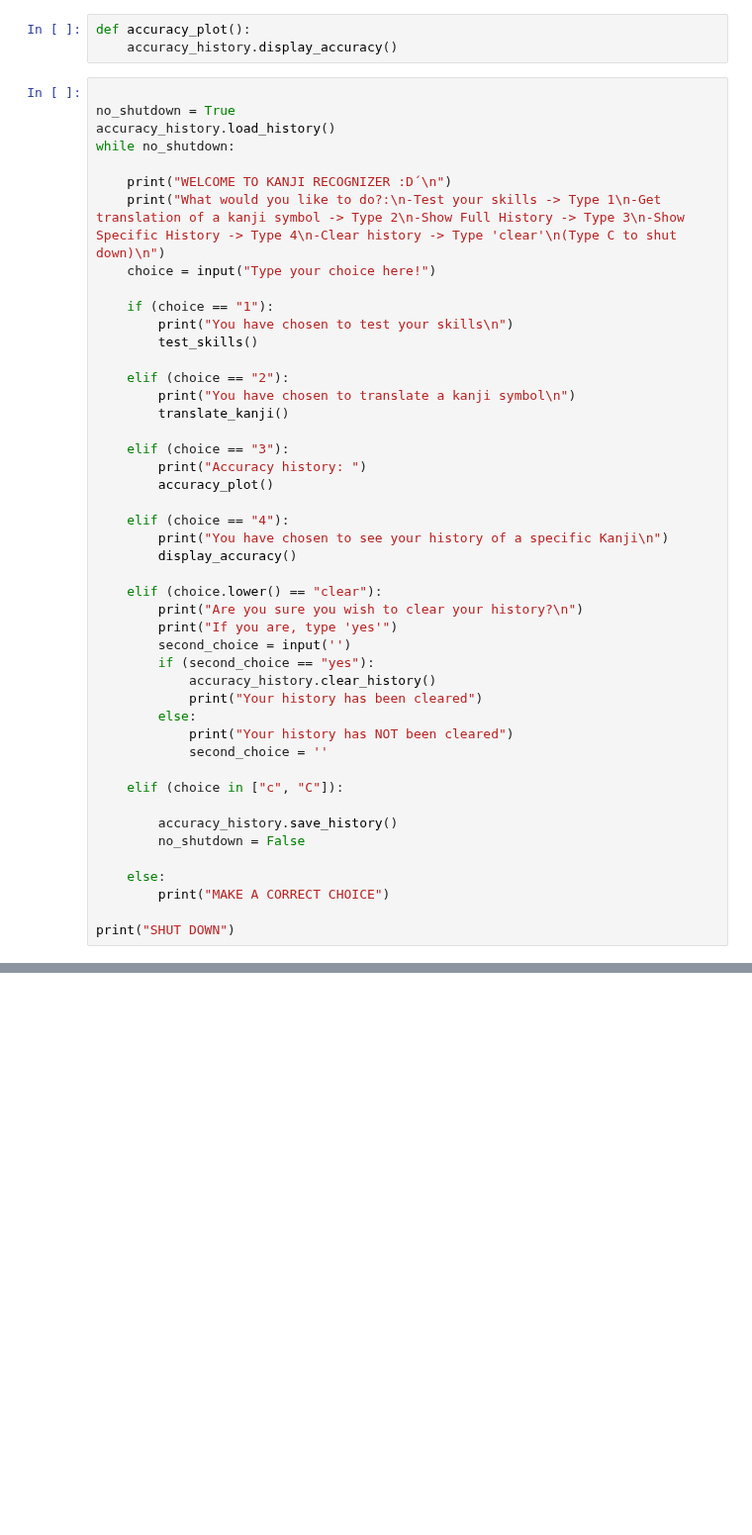
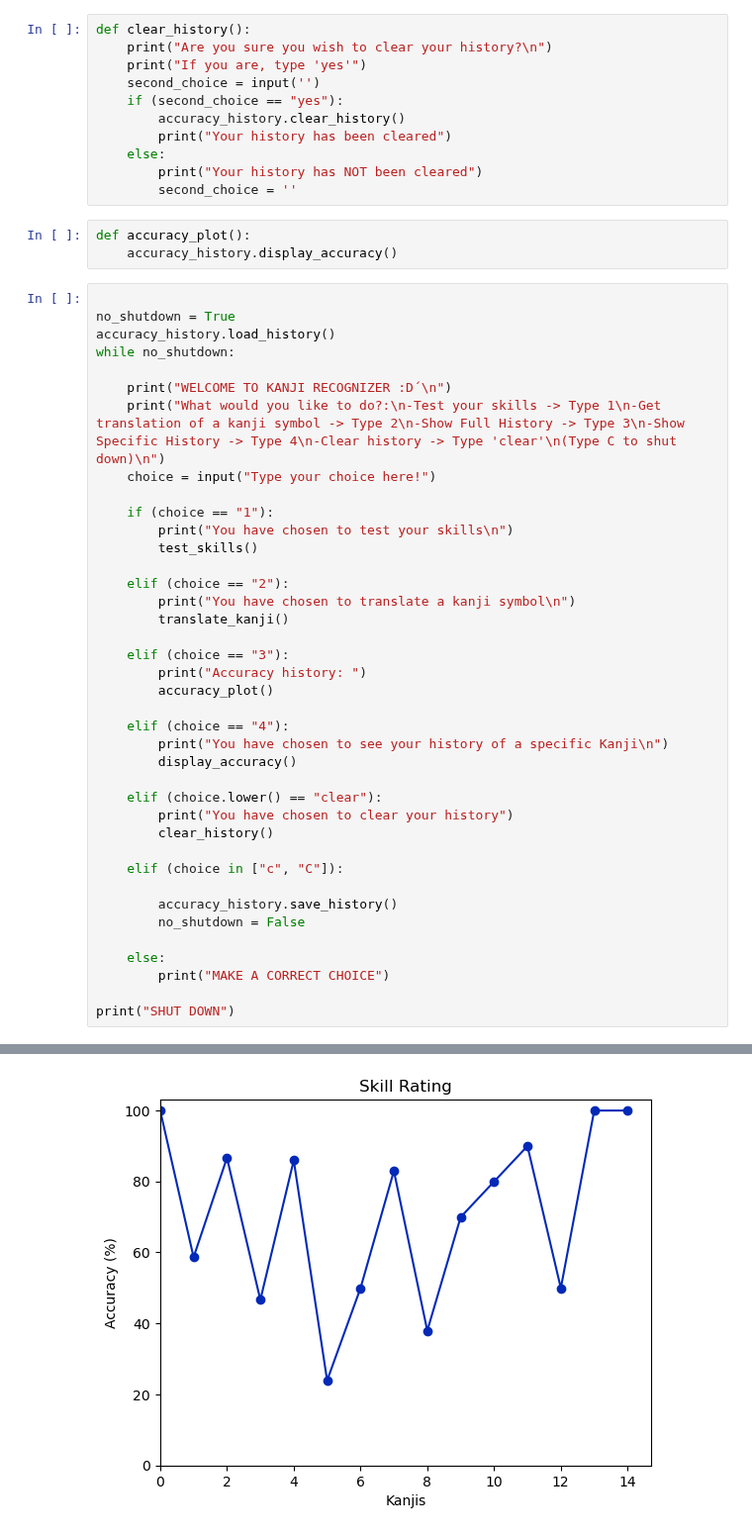
Before and after one commit to krisdanoda/Kanji-recognizer, a Jupyter notebook: UI.ipynb, the cells around one changed output, grey strips where cells are left out. Shown at 99% size. Cells and saved outputs as stored; diff of their text form; blank space fills up the shorter version.

```diff
--- a/UI.ipynb
+++ b/UI.ipynb
@@ -52,6 +44,17 @@ def test_skills():
     image_output_list = input_image.give_image_meaning()
 
     print(f'You drew {image_output_list[0]} with an accuracy of {image_output_list[2]}%')
+# %%
+def clear_history():
+    print("Are you sure you wish to clear your history?\n")
+    print("If you are, type 'yes'")
+    second_choice = input('')
+    if (second_choice == "yes"):
+        accuracy_history.clear_history()
+        print("Your history has been cleared")
+    else:
+        print("Your history has NOT been cleared")
+        second_choice = ''
 # %%
 def accuracy_plot():
     accuracy_history.display_accuracy()
@@ -82,15 +85,8 @@ while no_shutdown:
         display_accuracy()
 
     elif (choice.lower() == "clear"):
-        print("Are you sure you wish to clear your history?\n")
-        print("If you are, type 'yes'")
-        second_choice = input('')
-        if (second_choice == "yes"):
-            accuracy_history.clear_history()
-            print("Your history has been cleared")
-        else:
-            print("Your history has NOT been cleared")
-            second_choice = ''
+        print("You have chosen to clear your history")
+        clear_history()
 
     elif (choice in ["c", "C"]):
 
@@ -122,0 +136 @@ U+4E00
+[figure, added]
```
Also changed, not shown: parts of 2 cells of this notebook.
